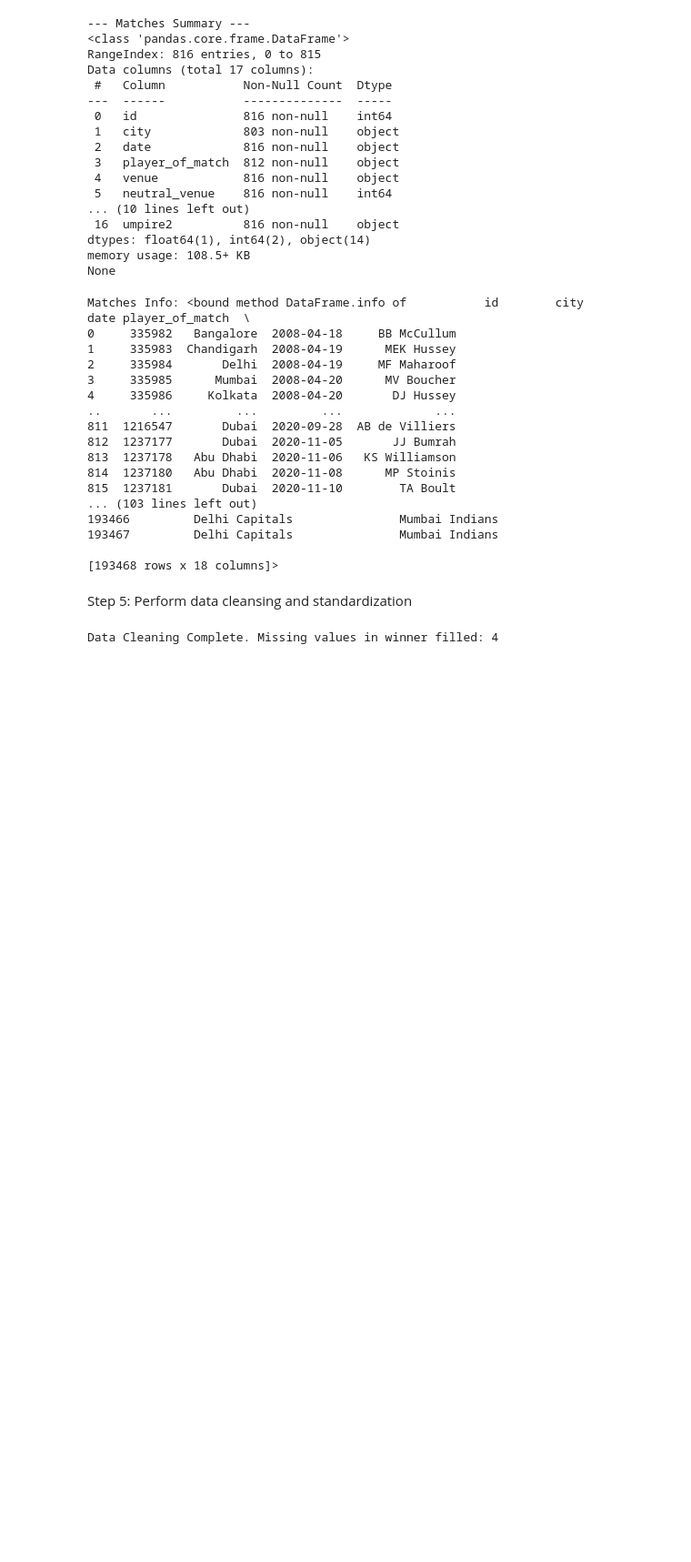
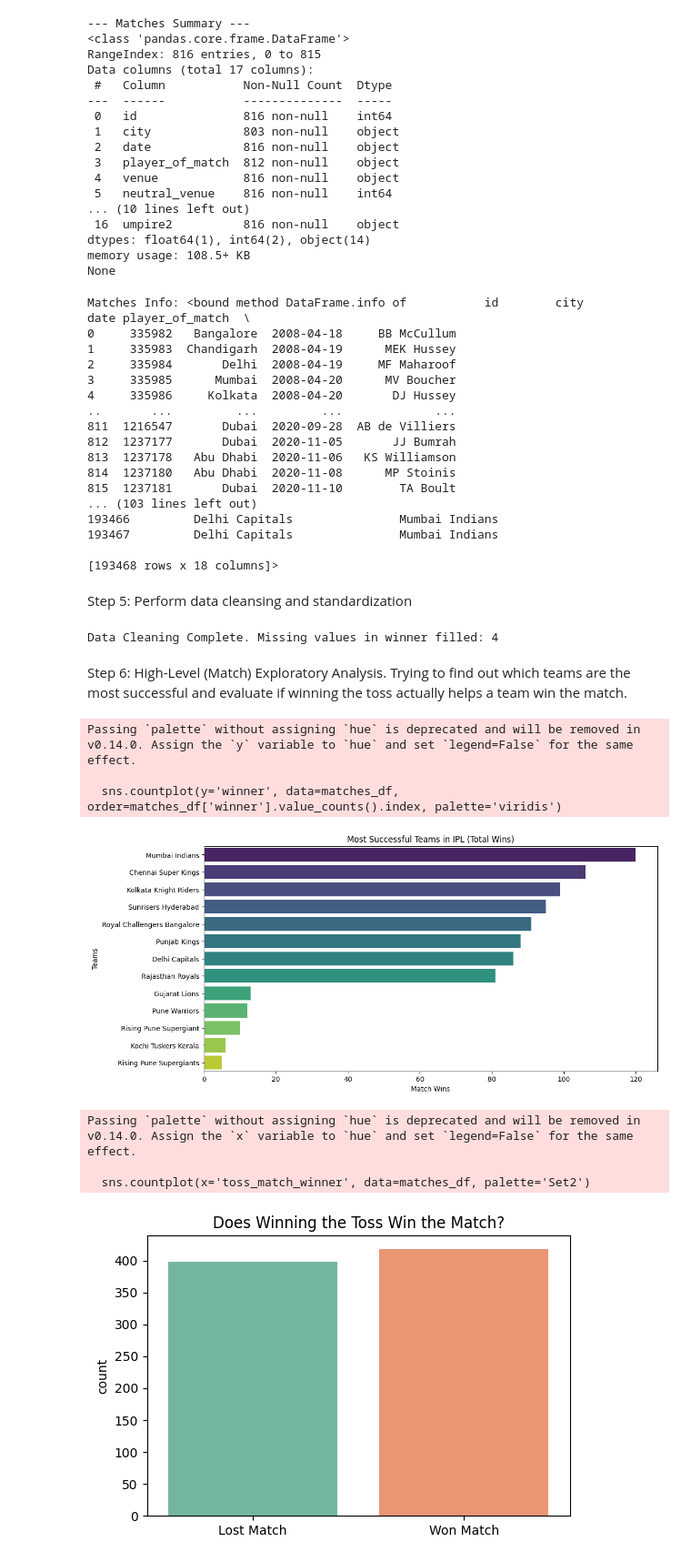
Before and after one commit to arunjthilak80/Data-Science-Projects, a Jupyter notebook: IPL_Dataset.ipynb, the cells around one changed output. Shown at 91% size. Saved outputs shown, nothing was run; the diff lists cells and outputs as text; code cells hidden in the pictures; blank space fills up the shorter version.

```diff
--- a/IPL_Dataset.ipynb
+++ b/IPL_Dataset.ipynb
@@ -89,3 +89,32 @@ matches_df['season'] = matches_df['date'].dt.year
 print("Data Cleaning Complete. Missing values in winner filled:", matches_df['winner'].isnull().sum())
 # %% [output]
 Data Cleaning Complete. Missing values in winner filled: 4
+# %% [markdown]
+Step 6: High-Level (Match) Exploratory Analysis. Trying to find out which teams are the most successful and evaluate if winning the toss actually helps a team win the match.
+# %%
+# 1. Total wins per team
+plt.figure(figsize=(12, 6))
+sns.countplot(y='winner', data=matches_df, order=matches_df['winner'].value_counts().index, palette='viridis')
+plt.title('Most Successful Teams in IPL (Total Wins)')
+plt.xlabel('Match Wins')
+plt.ylabel('Teams')
+plt.show()
+
+# 2. Toss Decision Impact: Does winning the toss mean winning the match?
+matches_df['toss_match_winner'] = (matches_df['toss_winner'] == matches_df['winner'])
+
+plt.figure(figsize=(6, 4))
+sns.countplot(x='toss_match_winner', data=matches_df, palette='Set2')
+plt.title('Does Winning the Toss Win the Match?')
+plt.xticks([0, 1], ['Lost Match', 'Won Match'])
+plt.xlabel('')
+plt.show()
+# %% [output]
+Passing `palette` without assigning `hue` is deprecated and will be removed in v0.14.0. Assign the `y` variable to `hue` and set `legend=False` for the same effect.
+
+  sns.countplot(y='winner', data=matches_df, order=matches_df['winner'].value_counts().index, palette='viridis')
+[figure, added]
+Passing `palette` without assigning `hue` is deprecated and will be removed in v0.14.0. Assign the `x` variable to `hue` and set `legend=False` for the same effect.
+
+  sns.countplot(x='toss_match_winner', data=matches_df, palette='Set2')
+[figure, added]
```
Also changed, not shown: parts of 4 cells of this notebook.
